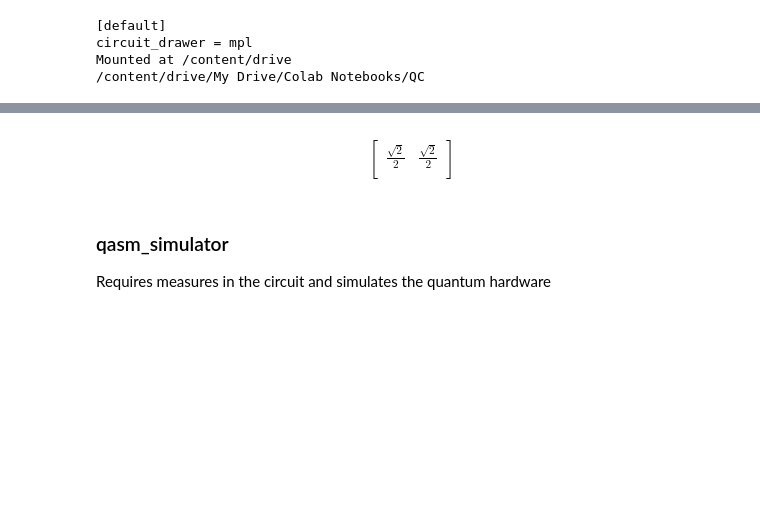
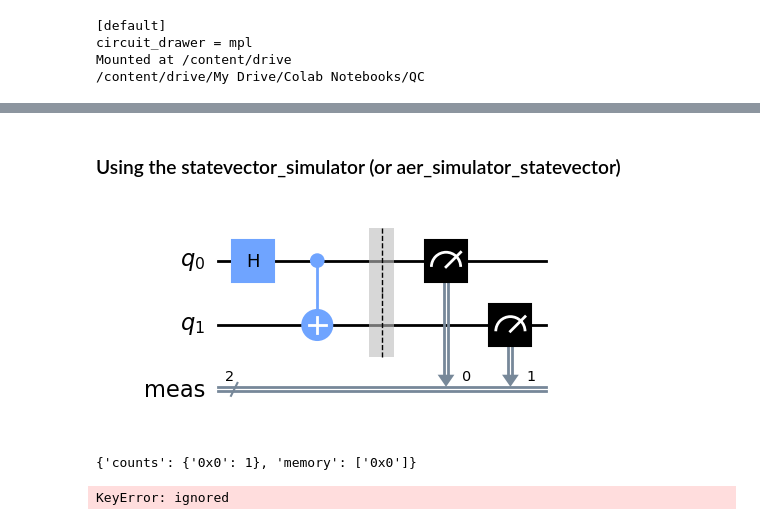
Before and after one commit to mrromaniuc/quantum-computing, a Jupyter notebook: IBMCertifiedAssociateDeveloperQiskit/10.1-Access_Statevector_Simulator_Backend.ipynb, the cells around one changed output, grey strips where cells are left out. Saved outputs shown, nothing was run; the diff lists cells and outputs as text; code cells hidden in the pictures; blank space fills up the shorter version.

```diff
--- a/IBMCertifiedAssociateDeveloperQiskit/10.1-Access_Statevector_Simulator_Backend.ipynb
+++ b/IBMCertifiedAssociateDeveloperQiskit/10.1-Access_Statevector_Simulator_Backend.ipynb
@@ -91,21 +89,22 @@ Returns the statevector corresponded to the output of the circuit
+# %% [markdown]
+### Using the statevector_simulator (or aer_simulator_statevector)
 # %%
-from qiskit import QuantumCircuit, BasicAer, execute
-from qiskit.visualization import array_to_latex
-qc = QuantumCircuit(1)
+from qiskit import Aer, QuantumCircuit
+import qiskit.visualization as vi
+
+qc = QuantumCircuit(2)
 qc.h(0)
+qc.cx(0,1)
+qc.measure_all()
+display(qc.draw())
 
-be = BasicAer.get_backend("statevector_simulator")
+simulator = Aer.get_backend("statevector_simulator")
+simulator = Aer.get_backend("aer_simulator_statevector")
+result = simulator.run(qc, shots=1, memory=True).result()
 
-job = execute(qc, be)
-result = job.result()
-
-array_to_latex(result.data()['statevector'])
+print(result.data())
+vi.array_to_latex(result.data()["statevector"])
 # %% [output]
-$$
-\begin{bmatrix}
-\frac{\sqrt{2}}{2} & \frac{\sqrt{2}}{2}  \\
- \end{bmatrix}
-$$
+[figure, added]
+{'counts': {'0x0': 1}, 'memory': ['0x0']}
+KeyError: ignored
-# %% [markdown]
-### qasm_simulator
-Requires measures in the circuit and simulates the quantum hardware
```
Also changed, not shown: parts of 11 cells of this notebook.
